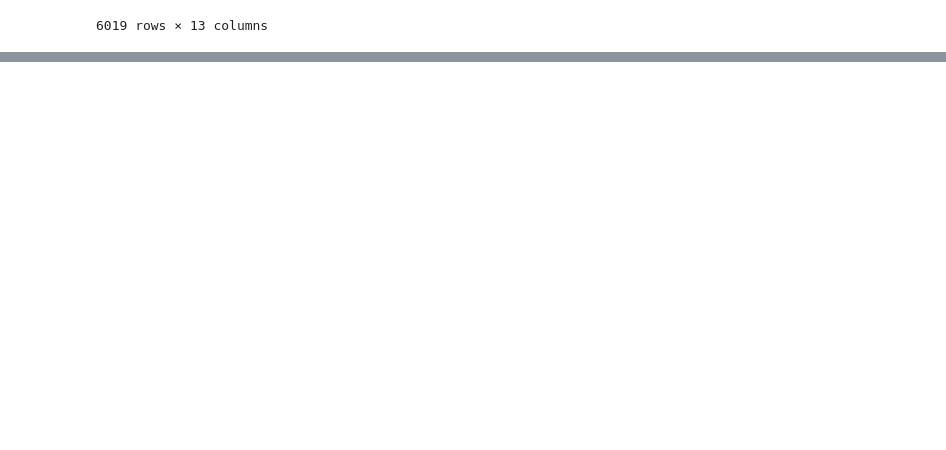
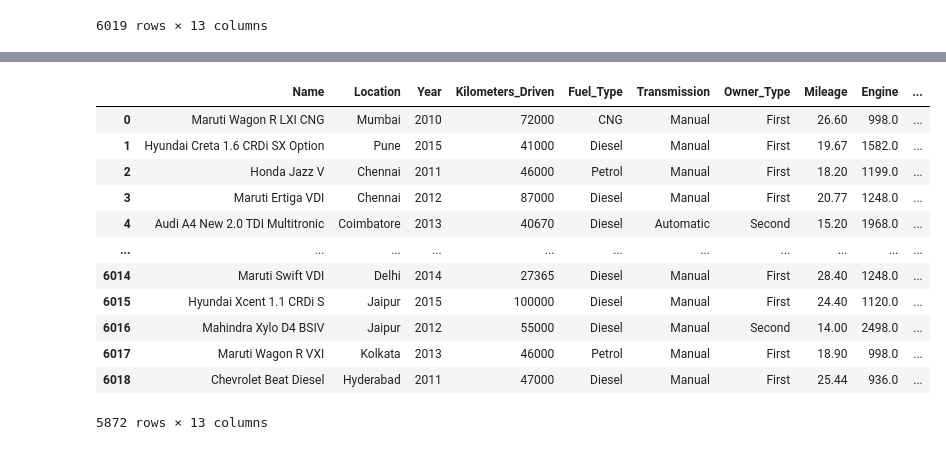
Before and after one commit to johndaves6240/CIS5106_FinalProject, a Jupyter notebook: EDA.ipynb, the cells around one changed output, grey strips where cells are left out. Cells and saved outputs as stored; diff of their text form; code cells hidden in the pictures; blank space fills up the shorter version.

Commit message:
EDA TESTING OF DATAS

```diff
--- a/EDA.ipynb
+++ b/EDA.ipynb
@@ -21,0 +44,3 @@ df
+# %%
+df.drop(columns="New_Price",inplace=True)
+df
@@ -21,0 +61,17 @@ df
+# %%
+df["Mileage"] = df["Mileage"].str.rstrip(" kmpl")
+df["Mileage"] = df["Mileage"].str.rstrip(" km/g")
+df["Engine"] = df["Engine"].str.rstrip(" CC")
+df["Power"] = df["Power"].str.rstrip(" bhp")
+df["Power"]= df["Power"].replace(regex="null", value = np.nan)
+df["Fuel_Type"]=df["Fuel_Type"].astype("category")
+df["Transmission"]=df["Transmission"].astype("category")
+df["Owner_Type"]=df["Owner_Type"].replace(regex="First", value = 1)
+df["Owner_Type"]=df["Owner_Type"].replace(regex="Second", value = 2)
+df["Owner_Type"]=df["Owner_Type"].replace(regex="Third", value = 3)
+df["Owner_Type"]=df["Owner_Type"].replace(regex="Fourth & Above", value = 4)
+df["Owner_Type"]=df["Owner_Type"].astype("int")
+df["Mileage"]=df["Mileage"].astype("float")
+df["Power"]=df["Power"].astype("float")
+df["Engine"]=df["Engine"].astype("float")
+df.info()
@@ -21,0 +80,3 @@ df
+# %%
+new_data=df.dropna(axis=0)
+new_data.count()
@@ -21,0 +103,19 @@ df
+# %%
+new_data["Current_Year"]=2022
+new_data["Age_of_car"]=new_data["Current_Year"]-new_data["Year"]
+new_data.drop("Current_Year",axis=1,inplace=True)
+new_data
+# %% [output]
+|  | Name | Location | Year | Kilometers_Driven | Fuel_Type | Transmission | Owner_Type | Mileage | Engine | ... |
+| 0 | Maruti Wagon R LXI CNG | Mumbai | 2010 | 72000 | CNG | Manual | First | 26.60 | 998.0 | ... |
+| 1 | Hyundai Creta 1.6 CRDi SX Option | Pune | 2015 | 41000 | Diesel | Manual | First | 19.67 | 1582.0 | ... |
+| 2 | Honda Jazz V | Chennai | 2011 | 46000 | Petrol | Manual | First | 18.20 | 1199.0 | ... |
+| 3 | Maruti Ertiga VDI | Chennai | 2012 | 87000 | Diesel | Manual | First | 20.77 | 1248.0 | ... |
+| 4 | Audi A4 New 2.0 TDI Multitronic | Coimbatore | 2013 | 40670 | Diesel | Automatic | Second | 15.20 | 1968.0 | ... |
+| ... | ... | ... | ... | ... | ... | ... | ... | ... | ... | ... |
+| 6014 | Maruti Swift VDI | Delhi | 2014 | 27365 | Diesel | Manual | First | 28.40 | 1248.0 | ... |
+| 6015 | Hyundai Xcent 1.1 CRDi S | Jaipur | 2015 | 100000 | Diesel | Manual | First | 24.40 | 1120.0 | ... |
+| 6016 | Mahindra Xylo D4 BSIV | Jaipur | 2012 | 55000 | Diesel | Manual | Second | 14.00 | 2498.0 | ... |
+| 6017 | Maruti Wagon R VXI | Kolkata | 2013 | 46000 | Petrol | Manual | First | 18.90 | 998.0 | ... |
+| 6018 | Chevrolet Beat Diesel | Hyderabad | 2011 | 47000 | Diesel | Manual | First | 25.44 | 936.0 | ... |
+5872 rows × 13 columns
```
Also changed, not shown: parts of 13 cells of this notebook, 3 other files.
